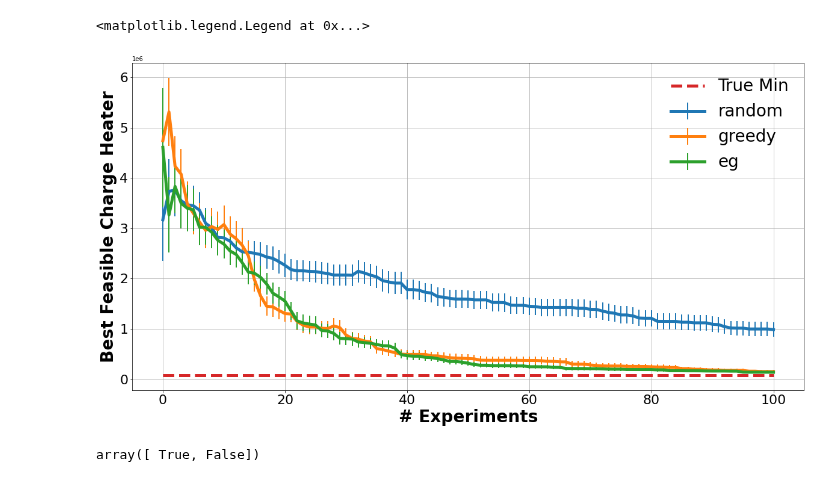
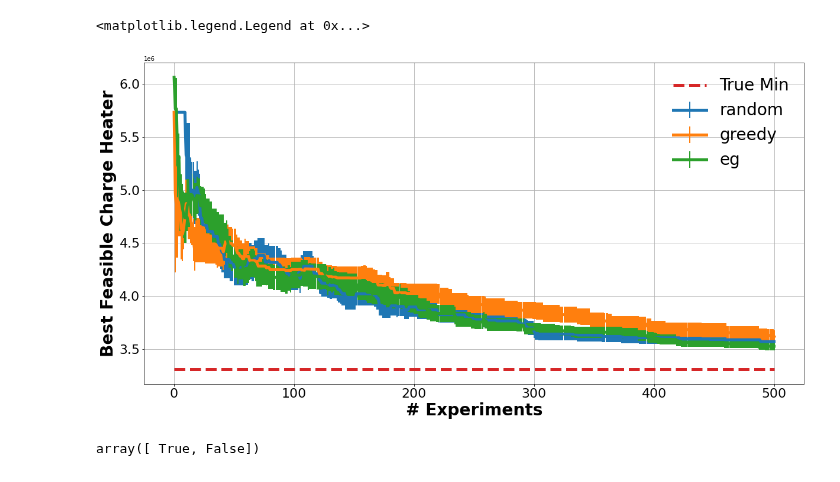
Before and after one commit to KISRDevelopment/iso-exploration, a Jupyter notebook: plot_traces.ipynb, the cells around one changed output. Drawn from its saved outputs; the diff is of its cells as text; code cells hidden in the pictures.

```diff
--- a/plot_traces.ipynb
+++ b/plot_traces.ipynb
@@ -7,7 +7,7 @@ import json
 df = pd.read_csv('iso.csv')
 df = df[df['r1_charge_heater'] >= 0]
 # %%
-exp = 'noisy_83_98_constrained'
+exp = 'noiseless_83_99'
 with open("exp_cfgs/%s.json" % exp, 'r') as f:
     exp_cfg = json.load(f)
 
@@ -32,34 +32,34 @@ for name,p in paths:
 #         chs[~fix] = np.inf
 #         trace_chs.append(np.minimum.accumulate(chs))
 
     trace_chs = []
     for r in results['obs_traces']:
         r = np.array(r)
         fix = (r[:,1] >= min_ron) & (r[:,2] >= min_yield)
         r[~fix,0] = np.inf
         trace_chs.append(np.minimum.accumulate(r[:,0]))
 
     trace_chs = np.array(trace_chs)
     trace_chs[np.isinf(trace_chs)] = np.nan
     reps = np.sum(~np.isnan(trace_chs), axis=0)
 
     mean_trace = np.nanmean(trace_chs, axis=0)
     stderr_trace = np.nanstd(trace_chs, axis=0, ddof=1) / np.sqrt(reps)
 
     ax.errorbar(np.arange(mean_trace.shape[0]), mean_trace, yerr=stderr_trace, linewidth=5, label=name, marker='o', markersize=2, elinewidth=2)
     #ax.plot(, )
 
 ax.plot(np.arange(mean_trace.shape[0]), np.ones(mean_trace.shape[0]) *
         np.min(df[valid_comb_ix]['r1_charge_heater']), linewidth=5, linestyle='--', label='True Min')
 ax.tick_params(axis='x', labelsize=22)
 ax.tick_params(axis='y', labelsize=22)
 ax.set_xlabel('# Experiments', fontsize=28, fontweight='bold')
 ax.set_ylabel('Best Feasible Charge Heater', fontsize=28, fontweight='bold')
 ax.grid(True)
 ax.legend(fontsize=28, frameon=False)
 # %% [output]
 <matplotlib.legend.Legend at 0x...>
-[figure, old version]
+[figure, new version]
 # %%
 np.all(np.array([[1,11],[3,4]]) > [0, 10], axis=1)
 # %% [output]
```
Also changed, not shown: 11 other files.
